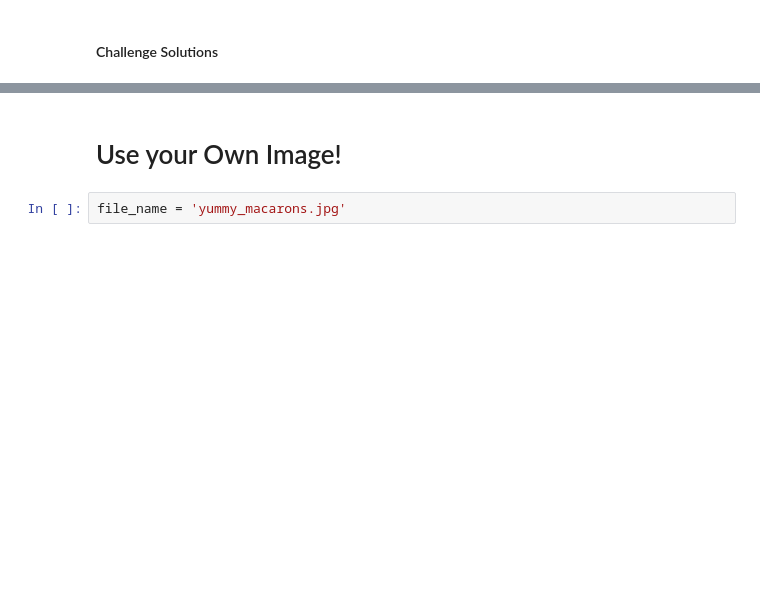
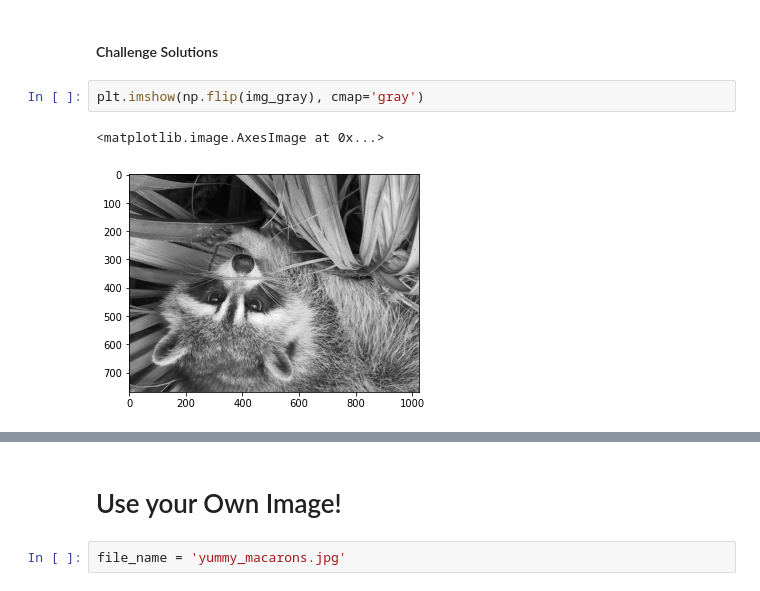
Before and after one commit to TravisLeeWolf/100DaysPython, a Jupyter notebook: Code Days/76 - Computation w NumPy/Computation_with_NumPy_and_N_Dimensional_Arrays.ipynb, the cells around one changed output, grey strips where cells are left out. Drawn from its saved outputs; the diff is of its cells as text; blank space fills up the shorter version.

```diff
--- a/Code Days/76 - Computation w NumPy/Computation_with_NumPy_and_N_Dimensional_Arrays.ipynb
+++ b/Code Days/76 - Computation w NumPy/Computation_with_NumPy_and_N_Dimensional_Arrays.ipynb
@@ -242,3 +317,8 @@ grey_vals = np.array([0.2126, 0.7152, 0.0722])
 <img src=https://i.imgur.com/cfFbuex.png>
 # %% [markdown]
 #### Challenge Solutions
+# %%
+plt.imshow(np.flip(img_gray), cmap='gray')
+# %% [output]
+<matplotlib.image.AxesImage at 0x...>
+[figure, added]
```
Also changed, not shown: parts of 20 cells of this notebook.
